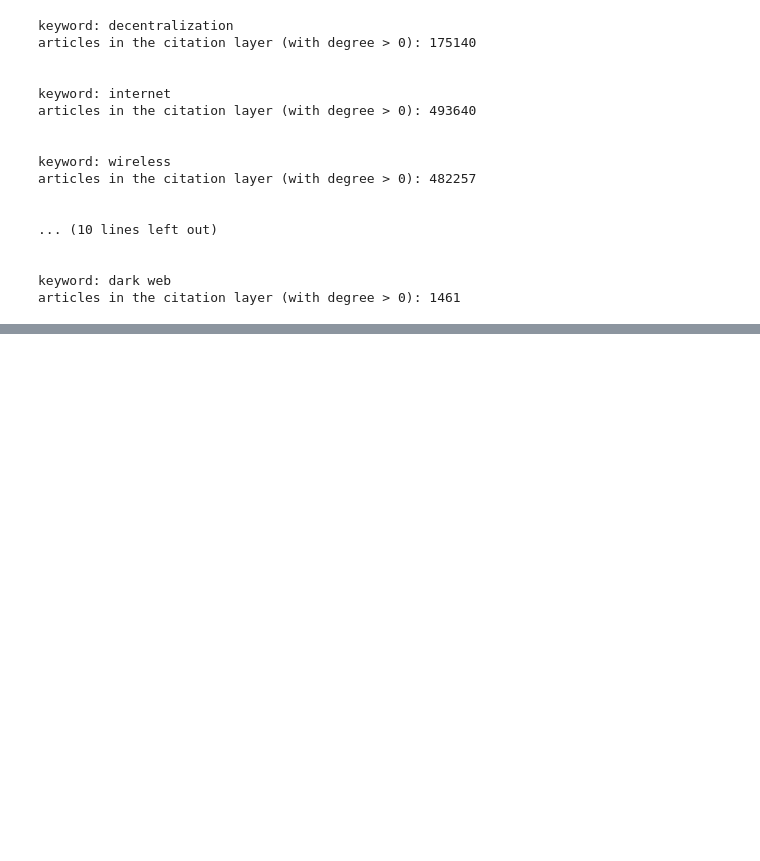
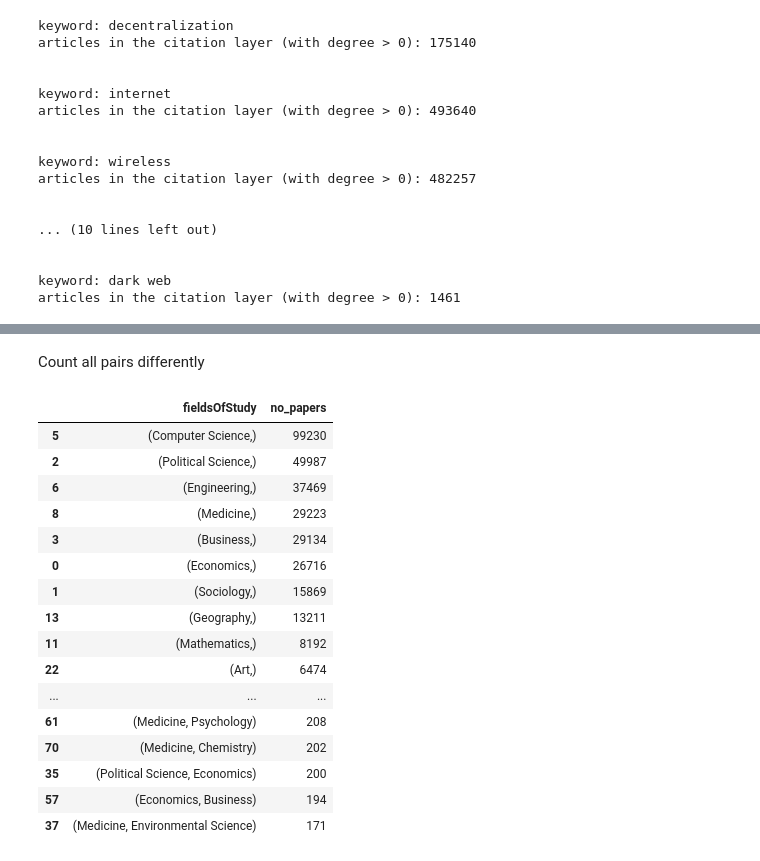
Before and after one commit to alberto-bracci/decentralization, a Jupyter notebook: notebooks/dataset_creation.ipynb, the cells around one changed output, grey strips where cells are left out. Cells and saved outputs as stored; diff of their text form; code cells hidden in the pictures; blank space fills up the shorter version.

```diff
--- a/notebooks/dataset_creation.ipynb
+++ b/notebooks/dataset_creation.ipynb
@@ -359,0 +380,40 @@ articles in the citation layer (with degree > 0): 1461
+# %%
+words_to_check = ['decentralization']
+# %%
+all_docs_dict = {}
+for keyword in words_to_check:
+    keyword_data_folder = os.path.join(data_folder, keyword)
+    os.makedirs(keyword_data_folder,exist_ok=True)
+    with gzip.open(os.path.join(keyword_data_folder, 'papers_dict.pkl.gz'), 'rb') as fp:
+        all_docs_dict = pickle.load(fp)
+# %% [markdown]
+Count all pairs differently
+# %%
+no_papers_in_fields = {}
+for paper_id, paper in all_docs_dict.items():
+    if 'fieldsOfStudy' in paper and paper['fieldsOfStudy'] is not None and len(paper['fieldsOfStudy']) > 0:
+        fields = tuple(paper['fieldsOfStudy'])
+        if fields not in no_papers_in_fields:
+            no_papers_in_fields[fields] = 1
+        else:
+            no_papers_in_fields[fields] += 1
+no_papers_in_fields_df = pd.DataFrame(data={"fieldsOfStudy":list(no_papers_in_fields.keys()), "no_papers":list(no_papers_in_fields.values())})
+no_papers_in_fields_df.sort_values(by="no_papers", ascending=False).head(50)
+# %% [output]
+|  | fieldsOfStudy | no_papers |
+| 5 | (Computer Science,) | 99230 |
+| 2 | (Political Science,) | 49987 |
+| 6 | (Engineering,) | 37469 |
+| 8 | (Medicine,) | 29223 |
+| 3 | (Business,) | 29134 |
+| 0 | (Economics,) | 26716 |
+| 1 | (Sociology,) | 15869 |
+| 13 | (Geography,) | 13211 |
+| 11 | (Mathematics,) | 8192 |
+| 22 | (Art,) | 6474 |
+| ... | ... | ... |
+| 61 | (Medicine, Psychology) | 208 |
+| 70 | (Medicine, Chemistry) | 202 |
+| 35 | (Political Science, Economics) | 200 |
+| 57 | (Economics, Business) | 194 |
+| 37 | (Medicine, Environmental Science) | 171 |
```
Also changed, not shown: parts of 18 cells of this notebook.
